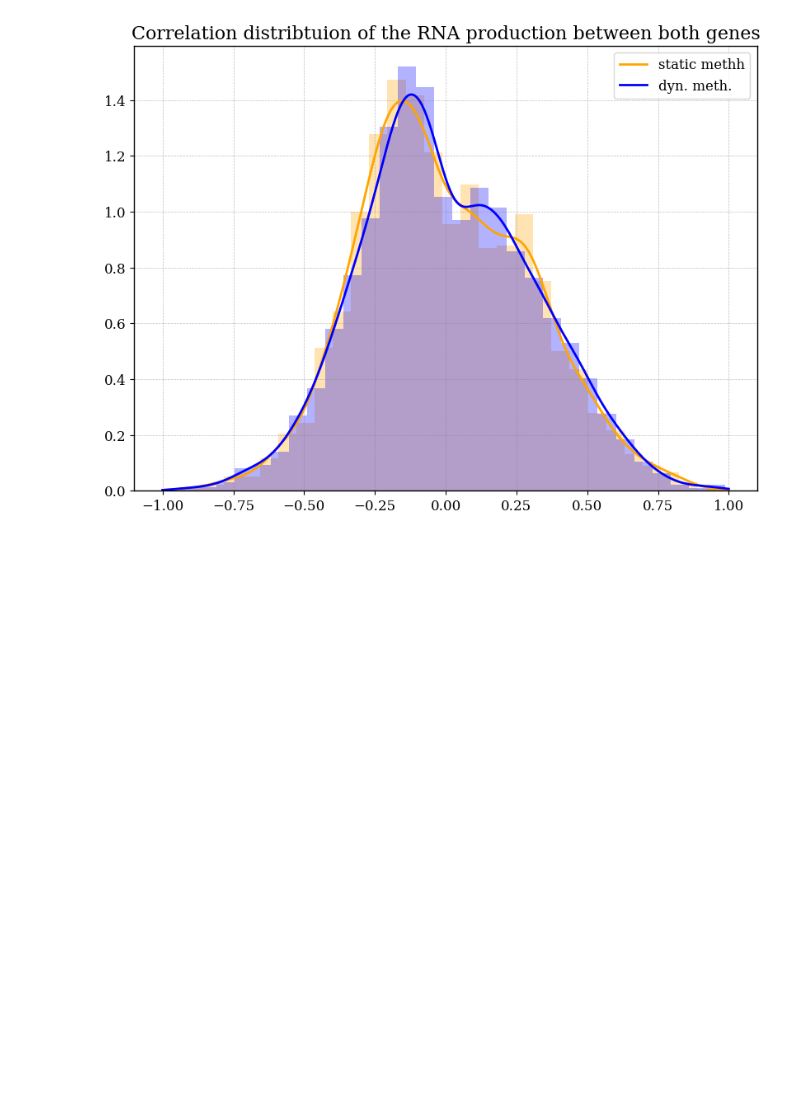
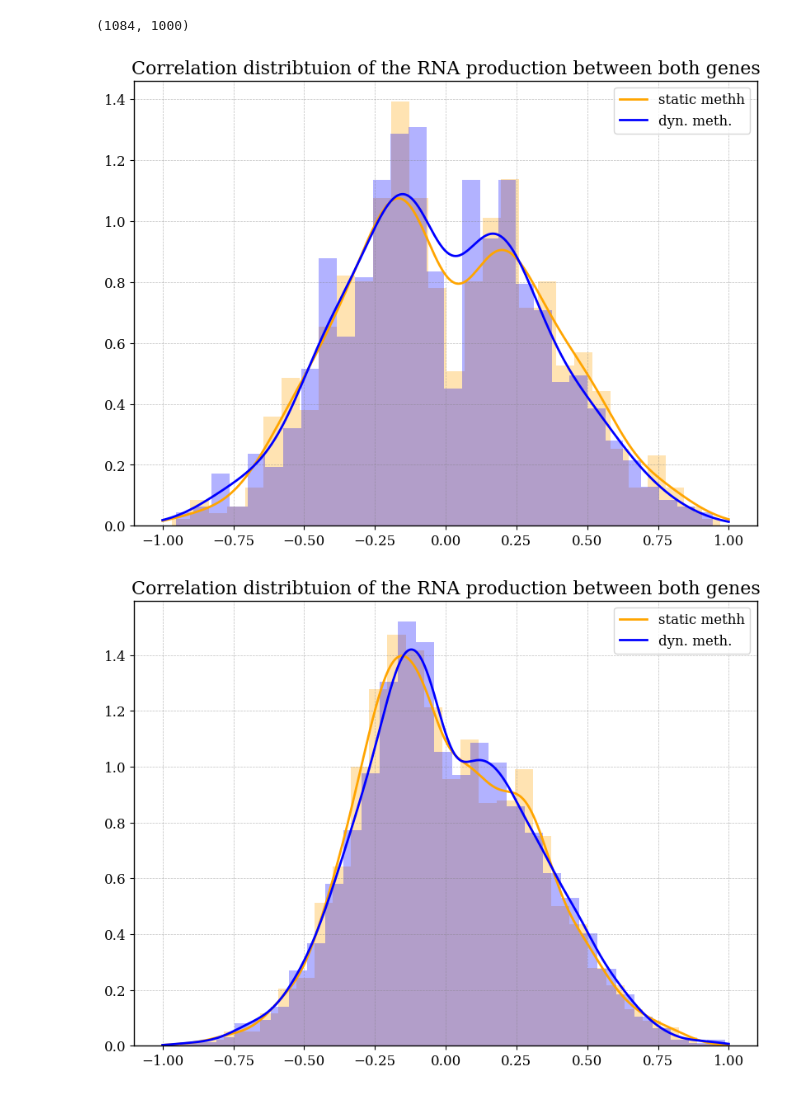
Before and after one commit to RicemanBoy/trafficRNA, a Jupyter notebook: trafficRNA.ipynb, the cells around one changed output. Cells and saved outputs as stored; diff of their text form; code cells hidden in the pictures; blank space fills up the shorter version.

```diff
--- a/trafficRNA.ipynb
+++ b/trafficRNA.ipynb
@@ -185,14 +17,50 @@ p1, m_on, m_off = 0.01, 0.1, 0.1
 # gene1 = gene(3, boxes, p1, p2)
 # gene2 = gene(3, boxes, p1, p2)
 
-steps = 1000
+steps = 2000
 
-shots = 5000
+shots = 1000
 
 simu = simulation(timesteps=steps)
 
-avg1, std1, avg2, std2, corr = simu.average(n, p1, m_on, m_off, shots, m_switch=False)
-avg1m, std1m, avg2m, std2m, corrm = simu.average(n, p1, m_on, m_off, shots, m_switch=True)
+avg1, std1, avg2, std2, corr, corrx = simu.average(n, p1, m_on, m_off, shots, m_switch=False)
+avg1m, std1m, avg2m, std2m, corrm, corrxm = simu.average(n, p1, m_on, m_off, shots, m_switch=True)
+# %%
+mod_corrx, mod_corrxm = corrx.T, corrxm.T
+
+np.shape(mod_corrx)
+# %% [output]
+(1084, 1000)
+# %%
+mod_corrx, mod_corrxm = corrx.T, corrxm.T
+
+time = 600
+
+corr1 = mod_corrx[:][time]
+corrm1 = mod_corrxm[:][time]
+
+corr1 = [i for i in corr1 if i != 100]
+corrm1 = [i for i in corrm1 if i != 100]
+
+time = 1000
+
+kde = stats.gaussian_kde(corr1)
+
+kde_m = stats.gaussian_kde(corrm1)
+
+xx = np.linspace(-1,1, 1000)
+fig, ax = plt.subplots(figsize=(8,6))
+
+ax.hist(corr1, density=True, bins=30, alpha=0.3, color="orange")
+ax.hist(corrm1, density=True, bins=30, alpha=0.3, color="blue")
+ax.plot(xx, kde(xx), label="static methh", color="orange")
+ax.plot(xx, kde_m(xx), label="dyn. meth.", color="blue")
+plt.legend()
+plt.title("Correlation distribtuion of the RNA production between both genes")
+#plt.savefig("figures/corr1.png", dpi=300)
+plt.show()
+# %% [output]
+[figure, added]
 # %%
 corrm1 = [i for i in corrm if ~np.isnan(i)]
 
```
Also changed, not shown: parts of 4 cells of this notebook, 2 other files.
